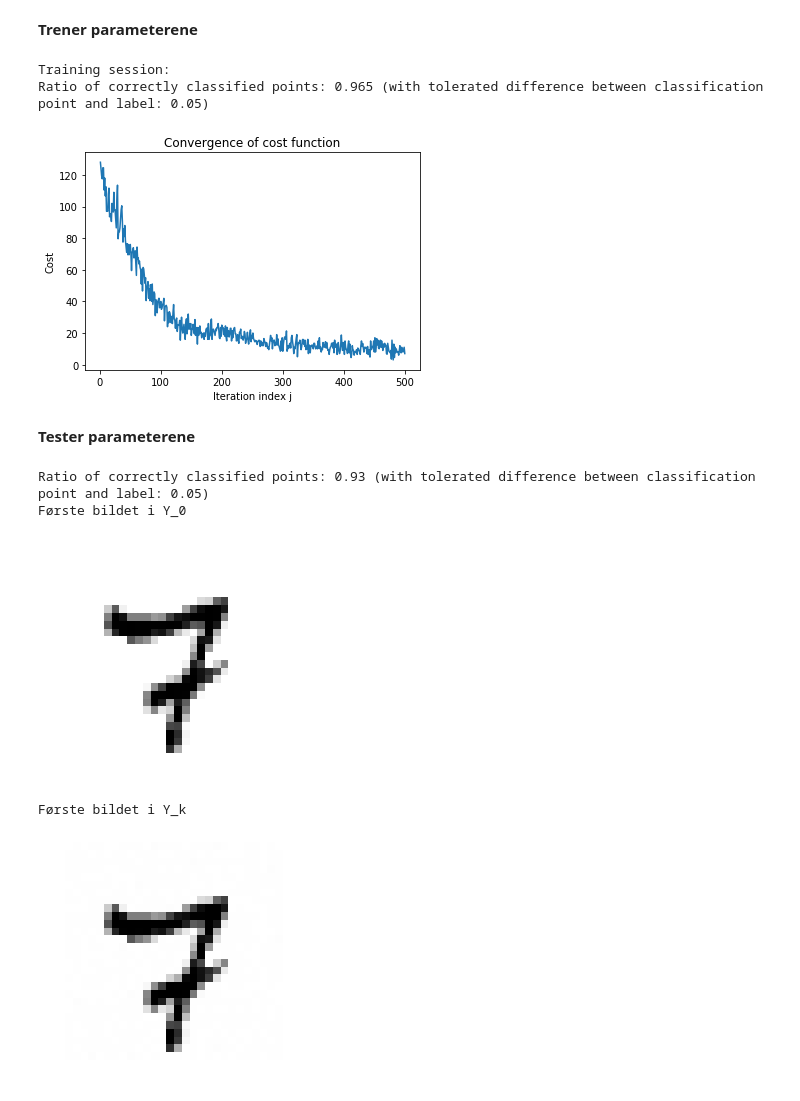
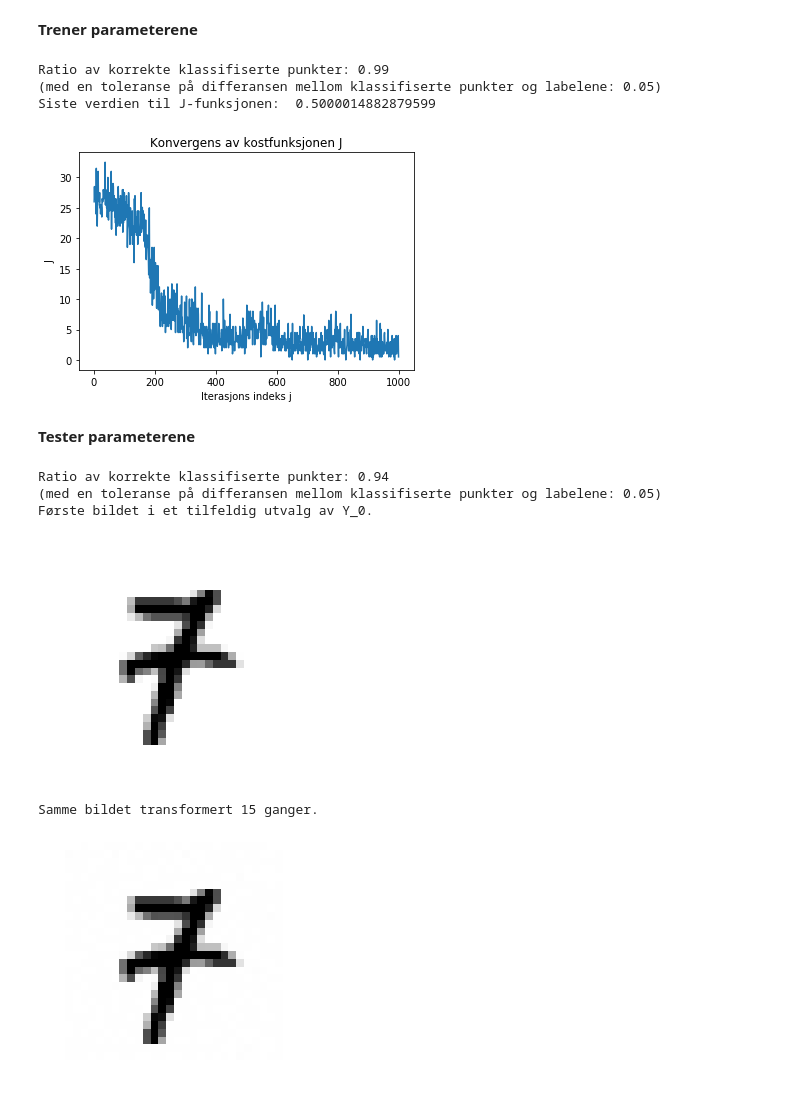
Before and after one commit to josteinklogetvedt/jostein, a Jupyter notebook: Vitber_TMA4320/Vitber_prosjekt2/Vitber_prosjekt2.ipynb, the cells around one changed output. Cells and saved outputs as stored; diff of their text form; code cells hidden in the pictures.

```diff
--- a/Vitber_TMA4320/Vitber_prosjekt2/Vitber_prosjekt2.ipynb
+++ b/Vitber_TMA4320/Vitber_prosjekt2/Vitber_prosjekt2.ipynb
@@ -269,16 +274,17 @@ d = 784   #28x28
 h = 0.1
 
 K = 15            #ser ut som konvergensen nesten er helt uavh. av K. K=3 og K=18 gir omtrent det samme
-chunk = 400       #kurven blir mye glattere med stor chunk
-iterations = 500  #Konvergerer ish etter 400 iterasjoner
+chunk = 100       #kurven blir mye glattere med stor chunk
+iterations = 1000  #Konvergerer ish etter 400 iterasjoner
 #Med stor chunk=400 og få iterations=500 får jeg 0.965 (K=15)
-#Med liten chunk=128 og mange iterations=1000 får jeg
+#Med liten chunk=100 og mange iterations=1000 får jeg 0.99 (K=15)
 
 Y_0, c = get_dataset("training")  #784x1233
 c = c[:,0]
 
-my, omega, b_k, W_k, Y_Kk, J, Z, c  = algorithm(Y_0, c, K, d, iterations, h, len(Y_0[0,:]), chunk)
-write_to_file(my, omega, b_k, W_k, "parameters_images.txt")
+#b_k_dim må tas med ut for å brukes på
+my, omega, b_k_dim, W_k, Y_Kk, J, Z, c  = algorithm(Y_0, c, K, d, iterations, h, len(Y_0[0,:]), chunk)
+write_to_file(my, omega, b_k_dim, W_k, "parameters_images.txt")
 
 print_successrate(Z, c, tol=0.05)
 print("Siste verdien til J-funksjonen: ", J[-1])
@@ -286,35 +292,36 @@ plot_cost_function_convergence(iterations, J)
 
 
 #Legger til celler med tabeller av verdier av successrate for ulike parametere
-#Endre tabellen-teksten til norsk
 # %% [output]
-Training session:
-Ratio of correctly classified points: 0.965 (with tolerated difference between classification point and label: 0.05)
+Ratio av korrekte klassifiserte punkter: 0.99
+(med en toleranse på differansen mellom klassifiserte punkter og labelene: 0.05)
+Siste verdien til J-funksjonen:  0.5000014882879599
-[figure, old version]
+[figure, new version]
 # %% [markdown]
 **Tester parameterene**
 # %%
 #Kan ha en passe stor chunk her?
-chunk = 600
+chunk = 100
 
 Y_0, c = get_dataset("testing")
 Y_0_test, c_test = stochastic_gradient_descent(Y_0, c, len(Y_0[0,:]), chunk)
 Y_Kk_test, Z_test = test_parameters(Y_0_test, h, K, d, chunk, "parameters_images.txt")
 
 print_successrate(Z_test,c_test, tol=0.05)
 
 
-print("Første bildet i Y_0")
+print("Første bildet i et tilfeldig utvalg av Y_0.")
 show_image(Y_0_test, 1)
 
-print("Første bildet i Y_k")
+print("Samme bildet transformert", K, "ganger.")
 show_image(Y_Kk_test[-1], 1)
 # %% [output]
-Ratio of correctly classified points: 0.93 (with tolerated difference between classification point and label: 0.05)
-Første bildet i Y_0
+Ratio av korrekte klassifiserte punkter: 0.94
+(med en toleranse på differansen mellom klassifiserte punkter og labelene: 0.05)
+Første bildet i et tilfeldig utvalg av Y_0.
-[figure, old version]
+[figure, new version]
-Første bildet i Y_k
+Samme bildet transformert 15 ganger.
-[figure, old version]
+[figure, new version]
 # %%
 print("Med samme parametere tester vi på to andre siffere; her 1 og 9.")
 
```
Also changed, not shown: parts of 4 cells of this notebook.
